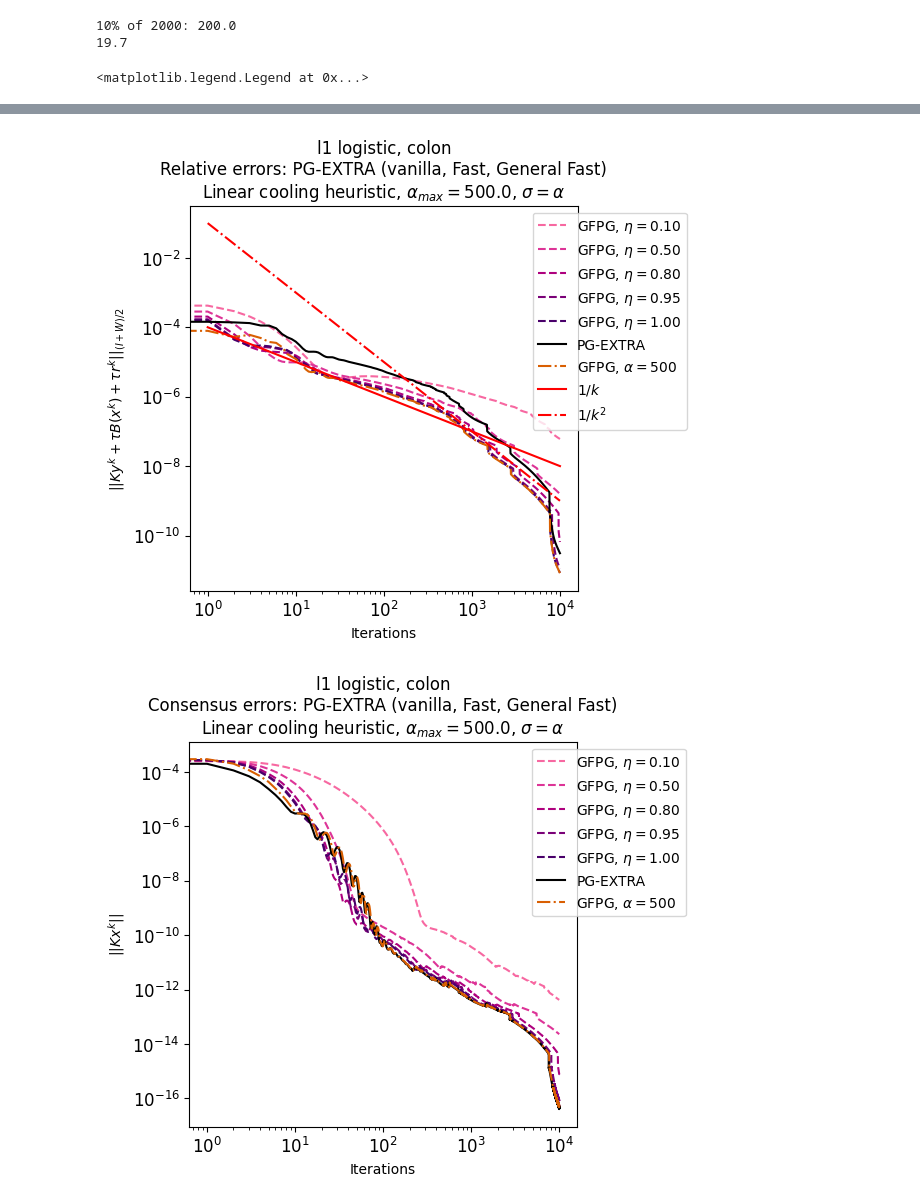
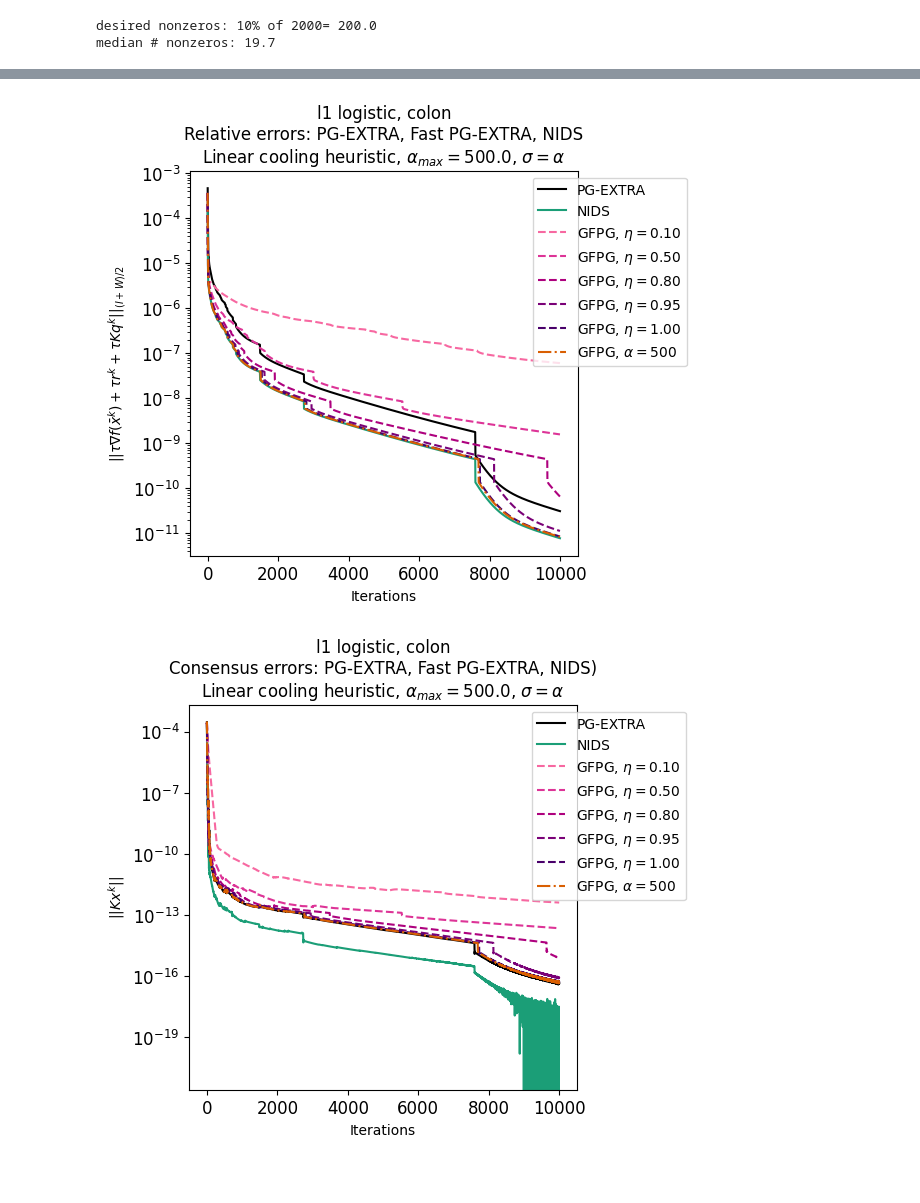
Before and after one commit to Timms42/Fast_PGEXTRA, a Jupyter notebook: l1_logistic.ipynb, the cells around one changed output, grey strips where cells are left out. Drawn from its saved outputs; the diff is of its cells as text; code cells hidden in the pictures; blank space fills up the shorter version.

```diff
--- a/l1_logistic.ipynb
+++ b/l1_logistic.ipynb
@@ -132,26 +83,28 @@ G = nx.Graph(edges)
 # W = np.eye(nagents) - Lap / beta
 
 # Metropolis constant edge weight matrix
-eps = 1.
 W = np.zeros((nagents, nagents))
 for i,j in edges:
-    W[i,j] = 1./(max(G.degree[i], G.degree[j])+eps) # w_ij = 1/(max{d_i, d_j}+\eps) for i,j\in Edges
+    W[i,j] = 1./(max(G.degree[i], G.degree[j])+1.) # w_ij = 1/(max{d_i, d_j}+\eps) for i,j\in Edges
     W[j, i] = W[i,j]
 for i in range(nagents):
     W[i,i] = 1. - np.sum(W[i,:])    # w_ii = 1 - \sum_{j\in Edges} w_ij
 
-L = 0.25/mdim*np.max([np.linalg.svdvals(Amat[ii])[0]**2 for ii in range(nagents)])  # L = max_i L_i = max_i {(1/4m)|Mi^T @ Mi|}
+# Algorithm step sizes and parameters
+L = 0.25/mdim*np.max([np.linalg.svdvals(Amat[ii])[0]**2 for ii in range(nagents)])  # Lipschitz constant = max_i L_i = max_i {(1/4m)|Mi^T @ Mi|}
 tau = 0.9 * (1 + np.min(np.linalg.eigvalsh(W))) / L  # tau <= (1-||K||^2)/L
 thetainv = 2. - tau*L/(1 + np.min(np.linalg.eigvalsh(W)))   # 1/averaged constant of Condat-Vu operator
 s = 0.9* thetainv # 0 < s < (4\beta_M-1)/(2\beta_M)
 alpha = 5.
+beta = 0.9/np.linalg.norm(tau*0.5*(np.eye(nagents)-W), ord=2)
 maxit = 10000
 
 def alpha_k(k):
-    # Compute alpha(k) linearly increasing to 100*alpha0 at maxit/2 iterations
-    # a0: Initial alpha
-    # k: iteration number
-    # M: max iterations
+    """Compute alpha(k) linearly increasing to 100*alpha0 at maxit/2 iterations
+    :param a0: Initial alpha
+    :param k: iteration number
+    :param M: max iterations
+    """
     if k<= (maxit//2):
         ak = alpha + 99*alpha*k/(maxit//2)
     else:
@@ -200,43 +158,39 @@ TypeError: relerror_fpg() takes 3 positional arguments but 5 were given
 # %%
-print(f'10% of {p}: {0.1*p}')
-print(np.mean([np.sum(np.abs(zsol1[ii])>1e-10) for ii in range(nagents)]))
+print(f'desired nonzeros: 10% of {p}= {0.1*p}')
+print(f'median # nonzeros: {np.mean([np.sum(np.abs(zsol1[ii])>1e-10) for ii in range(nagents)])}')
 # %% [output]
-10% of 2000: 200.0
-19.7
+desired nonzeros: 10% of 2000= 200.0
+median # nonzeros: 19.7
 # %%
-colour = {'pg': 'k', 'fpg': '#d95f02', '500': '#d95f02', 0: '#f768a1', 1: '#dd3497', 2: '#ae017e', 3: '#7a0177', 4: '#49006a'}
-
-# plasma = mpl.colormaps['plasma'].resampled(num_params)
-# colour = {ii: plasma(ii) for ii in range(num_params)}
-# colour['pg'] = 'k'
-# colour['fpg']= 'r'
+colour = {'pg': 'k', 'nids': '#1b9e77', 'fpg': '#d95f02', '500': '#d95f02', 0: '#f768a1', 1: '#dd3497', 2: '#ae017e', 3: '#7a0177', 4: '#49006a'}
 
 fig_res = plt.figure(figsize=(5, 5))
 ax_res = fig_res.add_subplot(111)
 scale_k = 1e-2
+ax_res.semilogy(res_pg, color=colour['pg'], linestyle='-', label='PG-EXTRA')
+ax_res.semilogy(res_nids, color=colour['nids'], linestyle='-', label='NIDS')
 for ii in range(num_params):
     ax_res.semilogy(res_gfpg[ii], color=colour[ii], linestyle='--', label=r'GFPG, $\eta=$'+f'{etas[ii]:.2f}')
-ax_res.semilogy(res_pg, color=colour['pg'], linestyle='-', label='PG-EXTRA')
 ax_res.semilogy(res_gfpg500, color=colour['500'], linestyle='-.', label=r'GFPG, $\alpha=500$')
-# ax_res.semilogy(res_fpg, color=colour['fpg'], linestyle='-.', label=r'FPG') # Fast PG-EXTRA (non-generalised)
 ax_res.set_xlabel("Iterations")
 ax_res.set_ylabel("$||z^{k+1}-z^k||_M$")
-ax_res.set_title(f"l1 logistic, {dataset}\nResiduals: PG-EXTRA (vanilla, Fast, General Fast)\nLinear cooling heuristic, "+r"$\alpha_{max}=$"+f"{100*alpha}, "+r"$\sigma=\alpha$")
+ax_res.set_title(f"l1 logistic, {dataset}\nResiduals: PG-EXTRA, Fast PG-EXTRA, NIDS\nLinear cooling heuristic, "+r"$\alpha_{max}=$"+f"{100*alpha}, "+r"$\sigma=\alpha$")
 ax_res.tick_params(axis='both', which='both', labelsize=12)
 ax_res.legend(loc='upper right', bbox_to_anchor=(1.3, 1))
 
 scale_k = 1e-5
 fig_rel = plt.figure(figsize=(5, 5))
 ax_rel = fig_rel.add_subplot(111)
+ax_rel.semilogy(rel_pg, color=colour['pg'], linestyle='-', label='PG-EXTRA')
+ax_rel.semilogy(rel_nids, color=colour['nids'], linestyle='-', label='NIDS')
 for ii in range(num_params):
     ax_rel.semilogy(rel_gfpg[ii], color=colour[ii], linestyle='--', label=r'GFPG, $\eta=$'+f'{etas[ii]:.2f}')
-ax_rel.semilogy(rel_pg, color=colour['pg'], linestyle='-', label='PG-EXTRA')
 ax_rel.semilogy(rel_gfpg500, color=colour['500'], linestyle='-.', label=r'GFPG, $\alpha=500$')
-ax_rel.semilogy(np.arange(1, maxit), 1e-4/np.arange(1, maxit), color='r', linestyle='-', label='$1/k$')
-ax_rel.semilogy(np.arange(1, maxit), 1e-1/np.arange(1, maxit)**2, color='r', linestyle='-.', label='$1/k^2$')
+# ax_rel.semilogy(np.arange(1, maxit), 1e-4/np.arange(1, maxit), color='r', linestyle='-', label='$1/k$')
+# ax_rel.semilogy(np.arange(1, maxit), 1e-1/np.arange(1, maxit)**2, color='r', linestyle='-.', label='$1/k^2$')
 ax_rel.set_xlabel("Iterations")
-ax_rel.set_ylabel(r"$||Ky^k + \tau B(x^k)+\tau r^k||_{(I+W)/2}$")
-ax_rel.set_title(f"l1 logistic, {dataset}\nRelative errors: PG-EXTRA (vanilla, Fast, General Fast)\nLinear cooling heuristic, "+r"$\alpha_{max}=$"+f"{100*alpha}, "+r"$\sigma=\alpha$")
+ax_rel.set_ylabel(r"$||\tau \nabla f(\bar{x}^k)+\tau r^k+\tau Kq^k||_{(I+W)/2}$")
+ax_rel.set_title(f"l1 logistic, {dataset}\nRelative errors: PG-EXTRA, Fast PG-EXTRA, NIDS\nLinear cooling heuristic, "+r"$\alpha_{max}=$"+f"{100*alpha}, "+r"$\sigma=\alpha$")
 ax_rel.tick_params(axis='both', which='both', labelsize=12)
 ax_rel.legend(loc='upper right', bbox_to_anchor=(1.3, 1))
 
@@ -244,20 +198,19 @@ scale_k = 1e-2
 scale_k2 = 1e-2
 fig_con = plt.figure(figsize=(5, 5))
 ax_con = fig_con.add_subplot(111)
+ax_con.semilogy(con_pg, color=colour['pg'], linestyle='-', label='PG-EXTRA')
+ax_con.semilogy(con_nids, color=colour['nids'], linestyle='-', label='NIDS')
 for ii in range(num_params):
     ax_con.semilogy(con_gfpg[ii], color=colour[ii], linestyle='--', label=r'GFPG, $\eta=$'+f'{etas[ii]:.2f}')
-ax_con.semilogy(con_pg, color=colour['pg'], linestyle='-', label='PG-EXTRA')
 ax_con.semilogy(con_gfpg500, color=colour['500'], linestyle='-.', label=r'GFPG, $\alpha=500$')
-# ax_con.semilogy(con_fpg, color=colour['fpg'], linestyle='-.', label=r'FPG') # Fast PG-EXTRA (non-generalised)
 ax_con.set_xlabel("Iterations")
 ax_con.set_ylabel(r"$||Kx^k||$")
-ax_con.set_title(f"l1 logistic, {dataset}\nConsensus errors: PG-EXTRA (vanilla, Fast, General Fast)\nLinear cooling heuristic, "+r"$\alpha_{max}=$"+f"{100*alpha}, "+r"$\sigma=\alpha$")
+ax_con.set_title(f"l1 logistic, {dataset}\nConsensus errors: PG-EXTRA, Fast PG-EXTRA, NIDS)\nLinear cooling heuristic, "+r"$\alpha_{max}=$"+f"{100*alpha}, "+r"$\sigma=\alpha$")
 ax_con.tick_params(axis='both', which='both', labelsize=12)
 ax_con.legend(loc='upper right', bbox_to_anchor=(1.3, 1))
 
-# filepath = r'C:\\Users\\TIMMSLF\\OneDrive - The University of Melbourne\\Documents\\PhD\\Code\\'
-# fig_res.savefig(f'{filepath}\\Plots\\Fast_pgextra\\fast_pgextra_logistic_res.pdf', bbox_inches='tight', pad_inches=0.2)
-# fig_rel.savefig(f'{filepath}\\Plots\\Fast_pgextra\\fast_pgextra_logistic_rel.pdf', bbox_inches='tight', pad_inches=0.2)
-# fig_con.savefig(f'{filepath}\\Plots\\Fast_pgextra\\fast_pgextra_logistic_con.pdf', bbox_inches='tight', pad_inches=0.2)
+filepath = r'C:\\Users\\TIMMSLF\\OneDrive - The University of Melbourne\\Documents\\PhD\\Code\\'
+fig_res.savefig(f'{filepath}\\Plots\\Fast_pgextra\\fast_pgextra_logistic_res.pdf', bbox_inches='tight', pad_inches=0.2)
+fig_rel.savefig(f'{filepath}\\Plots\\Fast_pgextra\\fast_pgextra_logistic_rel.pdf', bbox_inches='tight', pad_inches=0.2)
+fig_con.savefig(f'{filepath}\\Plots\\Fast_pgextra\\fast_pgextra_logistic_con.pdf', bbox_inches='tight', pad_inches=0.2)
 # %% [output]
-<matplotlib.legend.Legend at 0x...>
@@ -265,2 +218,2 @@ ax_con.legend(loc='upper right', bbox_to_anchor=(1.3, 1))
-[figure, old version]
+[figure, new version]
-[figure, old version]
+[figure, new version]
```
Also changed, not shown: parts of 4 cells of this notebook, 2 other files.
